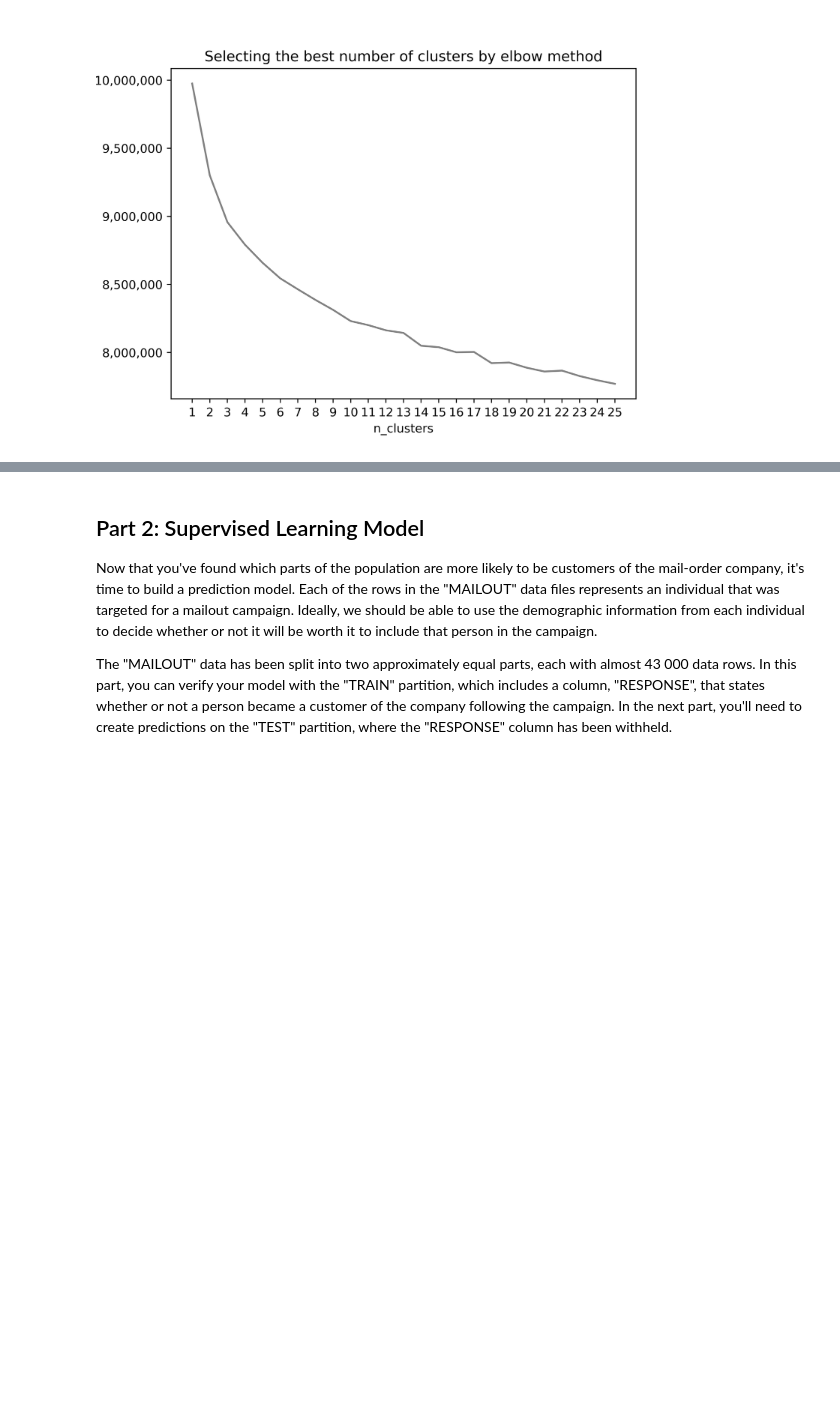
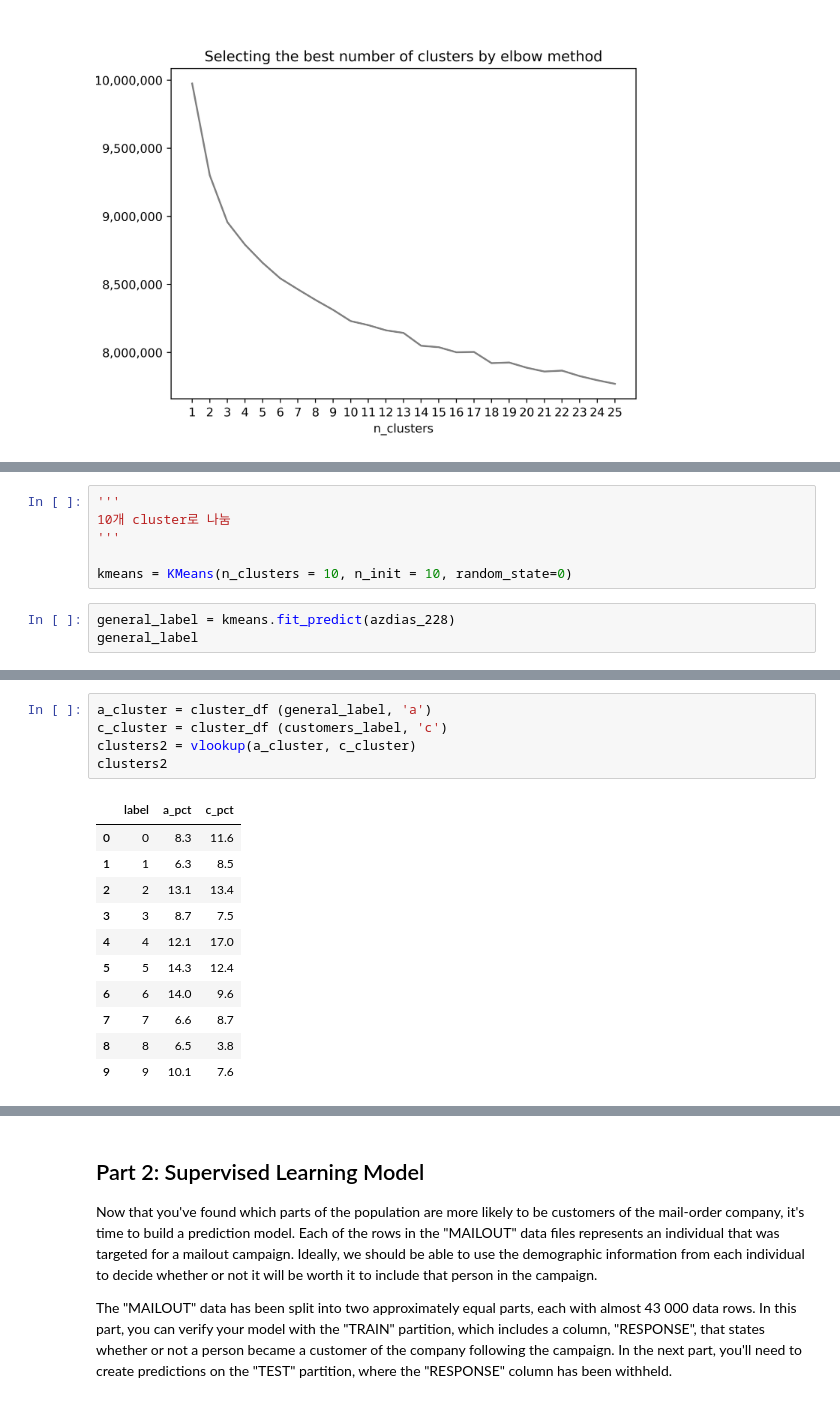
Before and after one commit to jaeyoun-chang/u_city_capstone, a Jupyter notebook: Arvato_Project_Workbook.ipynb, the cells around one changed output, grey strips where cells are left out. Saved outputs shown, nothing was run; the diff lists cells and outputs as text; blank space fills up the shorter version.

```diff
--- a/Arvato_Project_Workbook.ipynb
+++ b/Arvato_Project_Workbook.ipynb
@@ -1301,0 +1295,9 @@ Image ('cluster_number_elbow.png', width = 600, height = 400)
+# %%
+'''
+10개 cluster로 나눔
+'''
+
+kmeans = KMeans(n_clusters = 10, n_init = 10, random_state=0)
+# %%
+general_label = kmeans.fit_predict(azdias_228)
+general_label
@@ -1301,0 +1371,17 @@ Image ('cluster_number_elbow.png', width = 600, height = 400)
+# %%
+a_cluster = cluster_df (general_label, 'a')
+c_cluster = cluster_df (customers_label, 'c')
+clusters2 = vlookup(a_cluster, c_cluster)
+clusters2
+# %% [output]
+|  | label | a_pct | c_pct |
+| 0 | 0 | 8.3 | 11.6 |
+| 1 | 1 | 6.3 | 8.5 |
+| 2 | 2 | 13.1 | 13.4 |
+| 3 | 3 | 8.7 | 7.5 |
+| 4 | 4 | 12.1 | 17.0 |
+| 5 | 5 | 14.3 | 12.4 |
+| 6 | 6 | 14.0 | 9.6 |
+| 7 | 7 | 6.6 | 8.7 |
+| 8 | 8 | 6.5 | 3.8 |
+| 9 | 9 | 10.1 | 7.6 |
```
Also changed, not shown: parts of 20 cells of this notebook.
